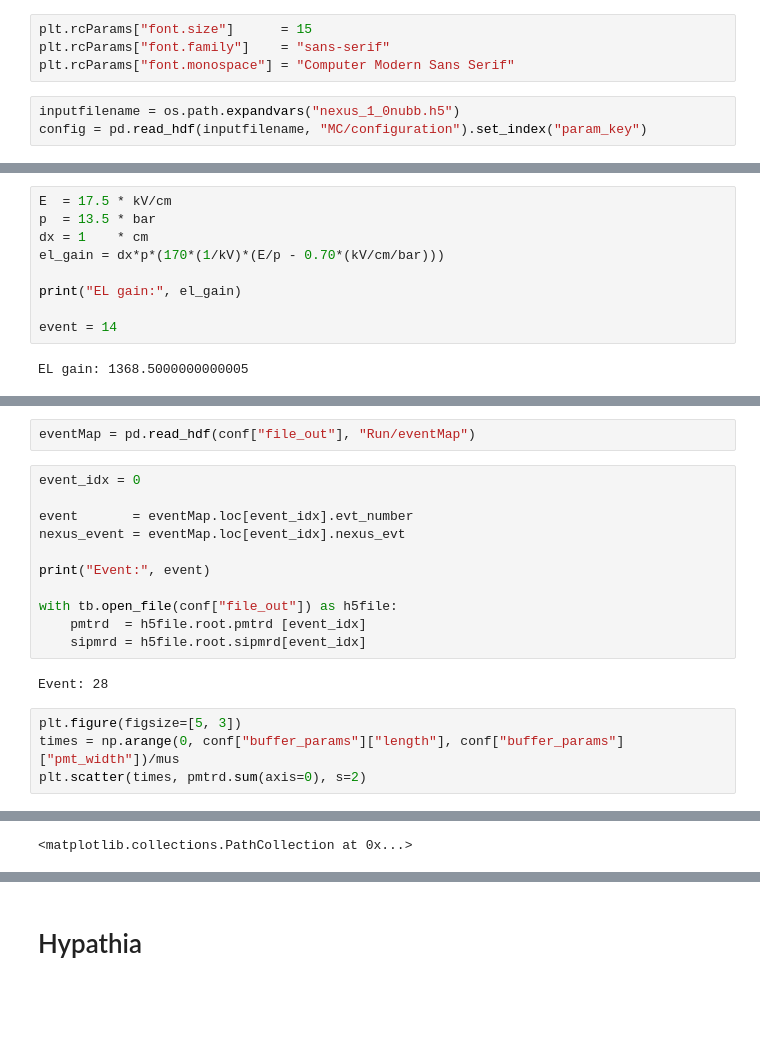
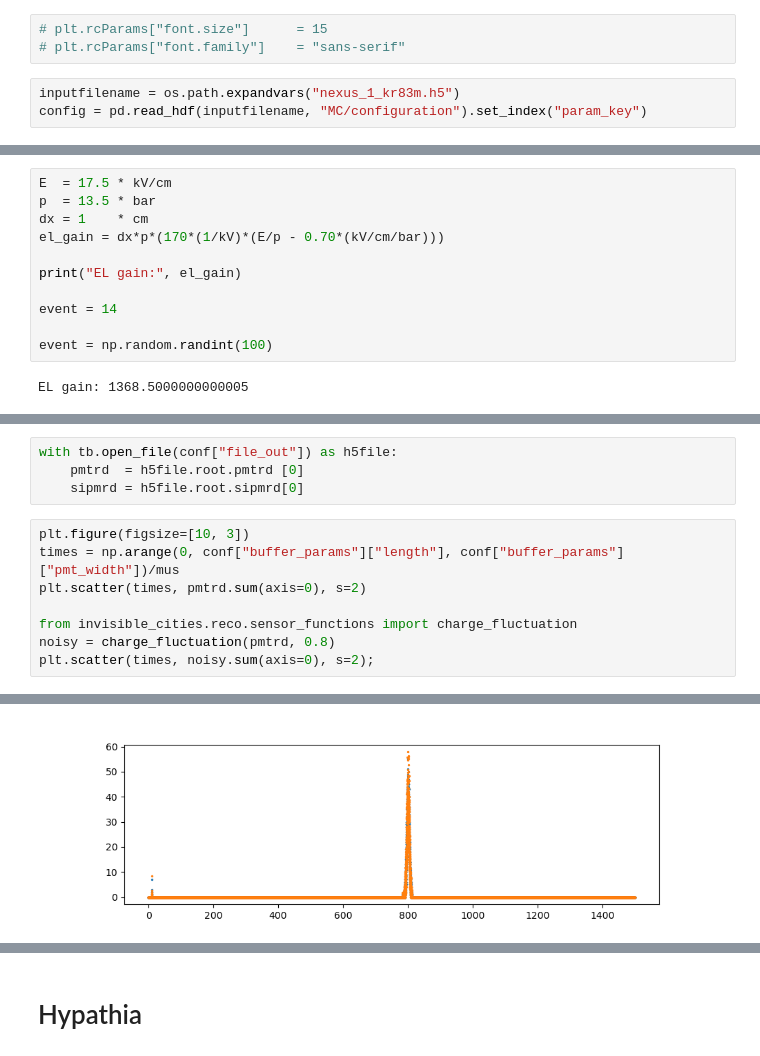
Before and after one commit to gondiaz/NEXT100-0nubb-analysis, a Jupyter notebook: ic_processing/run_all_cities_single.ipynb, the cells around one changed output, grey strips where cells are left out. Cells and saved outputs as stored; diff of their text form; blank space fills up the shorter version.

```diff
--- a/ic_processing/run_all_cities_single.ipynb
+++ b/ic_processing/run_all_cities_single.ipynb
@@ -33,9 +30,8 @@ Loaded backend nbAgg version unknown.
 # %%
-plt.rcParams["font.size"]      = 15
-plt.rcParams["font.family"]    = "sans-serif"
-plt.rcParams["font.monospace"] = "Computer Modern Sans Serif"
+# plt.rcParams["font.size"]      = 15
+# plt.rcParams["font.family"]    = "sans-serif"
 # %%
-inputfilename = os.path.expandvars("nexus_1_0nubb.h5")
+inputfilename = os.path.expandvars("nexus_1_kr83m.h5")
 config = pd.read_hdf(inputfilename, "MC/configuration").set_index("param_key")
 # %% [markdown]
 # DetSim
@@ -60,6 +56,8 @@ el_gain = dx*p*(170*(1/kV)*(E/p - 0.70*(kV/cm/bar)))
 print("EL gain:", el_gain)
 
 event = 14
+
+event = np.random.randint(100)
 # %% [output]
 EL gain: 1368.5000000000005
 # %%
@@ -88,20 +86,13 @@ Exec (s) 15.555001974105835
-# %%
-eventMap = pd.read_hdf(conf["file_out"], "Run/eventMap")
 # %%
-event_idx = 0
-
-event       = eventMap.loc[event_idx].evt_number
-nexus_event = eventMap.loc[event_idx].nexus_evt
-
-print("Event:", event)
-
 with tb.open_file(conf["file_out"]) as h5file:
-    pmtrd  = h5file.root.pmtrd [event_idx]
-    sipmrd = h5file.root.sipmrd[event_idx]
+    pmtrd  = h5file.root.pmtrd [0]
+    sipmrd = h5file.root.sipmrd[0]
-# %% [output]
-Event: 28
 # %%
-plt.figure(figsize=[5, 3])
+plt.figure(figsize=[10, 3])
 times = np.arange(0, conf["buffer_params"]["length"], conf["buffer_params"]["pmt_width"])/mus
 plt.scatter(times, pmtrd.sum(axis=0), s=2)
+
+from invisible_cities.reco.sensor_functions import charge_fluctuation
+noisy = charge_fluctuation(pmtrd, 0.8)
+plt.scatter(times, noisy.sum(axis=0), s=2);
 # %% [output]
@@ -110 +99 @@ plt.scatter(times, pmtrd.sum(axis=0), s=2)
-<matplotlib.collections.PathCollection at 0x...>
+[figure, added]
```
Also changed, not shown: parts of 26 cells of this notebook, 11 other files.
